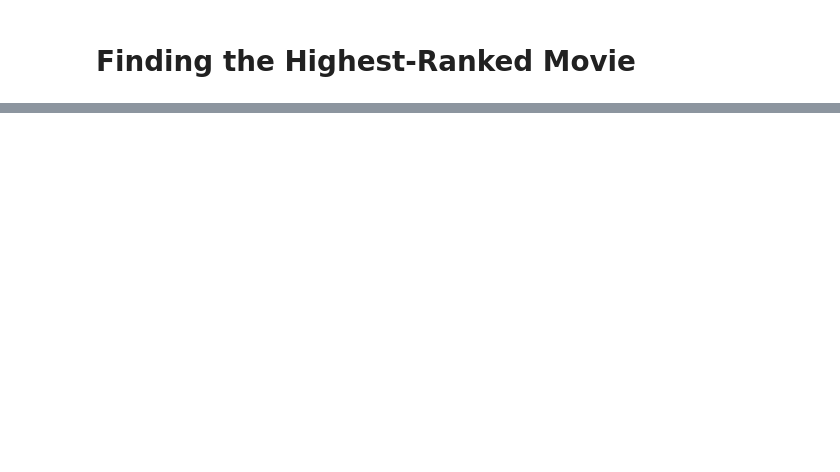
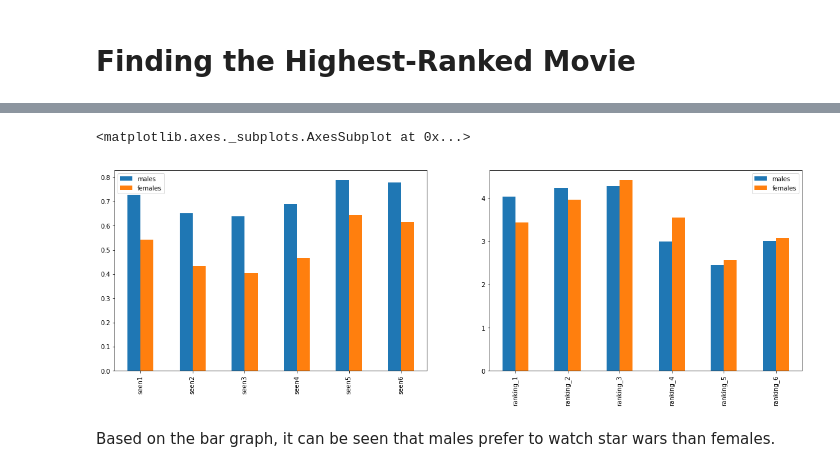
Before and after one commit to vignesh96/star-wars-survey, a Jupyter notebook: star-wars-survey-exploration.ipynb, the cells around one changed output, grey strips where cells are left out. Saved outputs shown, nothing was run; the diff lists cells and outputs as text; code cells hidden in the pictures; blank space fills up the shorter version.

```diff
--- a/star-wars-survey-exploration.ipynb
+++ b/star-wars-survey-exploration.ipynb
@@ -163,0 +216,8 @@ star_wars[star_wars.columns[9:15]].head(10)
+# %%
+# Exploring data based on gender category
+males = star_wars[star_wars["Gender"] == "Male"]
+females = star_wars[star_wars["Gender"] == "Female"]
+sex_rank = pd.DataFrame({'males': males[males.columns[9:15]].mean(), 'females': females[females.columns[9:15]].mean()})
+sex_seen = pd.DataFrame({'males': males[males.columns[3:9]].mean(), 'females': females[females.columns[3:9]].mean()})
+print(sex_rank)
+print(sex_seen)
@@ -163,0 +239,13 @@ star_wars[star_wars.columns[9:15]].head(10)
+# %%
+# Plot bar graphs to compare
+
+fig = plt.figure(figsize=(20, 6))
+ax1 = fig.add_subplot(1, 2, 1)
+ax2 = fig.add_subplot(1, 2, 2)
+sex_seen.plot(kind='bar', ax=ax1)
+sex_rank.plot(kind='bar', ax=ax2)
+# %% [output]
+<matplotlib.axes._subplots.AxesSubplot at 0x...>
+[figure, added]
+# %% [markdown]
+Based on the bar graph, it can be seen that males prefer to watch star wars than females.
```
Also changed, not shown: parts of 9 cells of this notebook.
